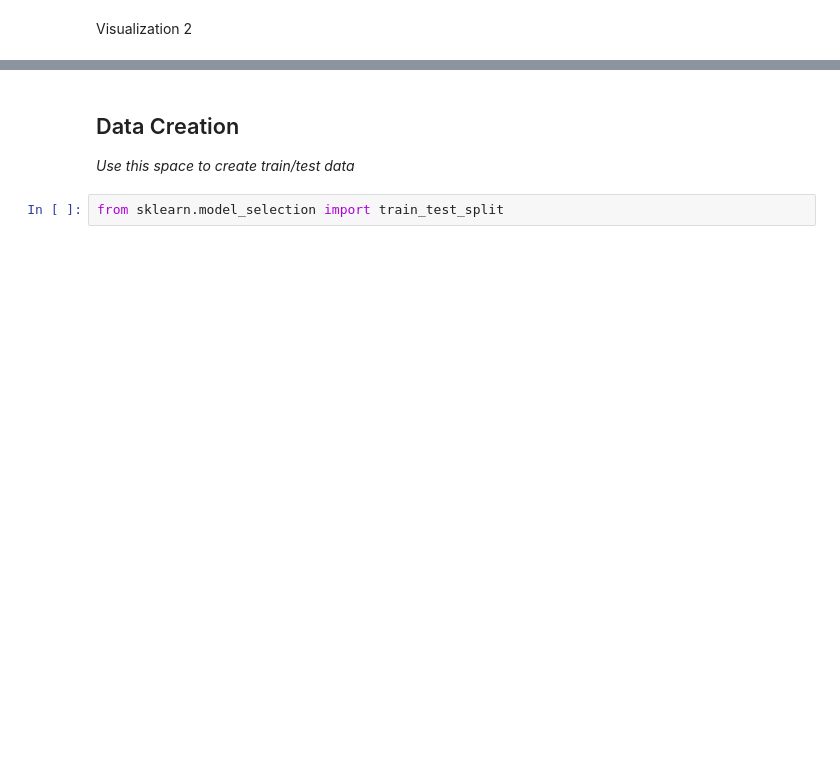
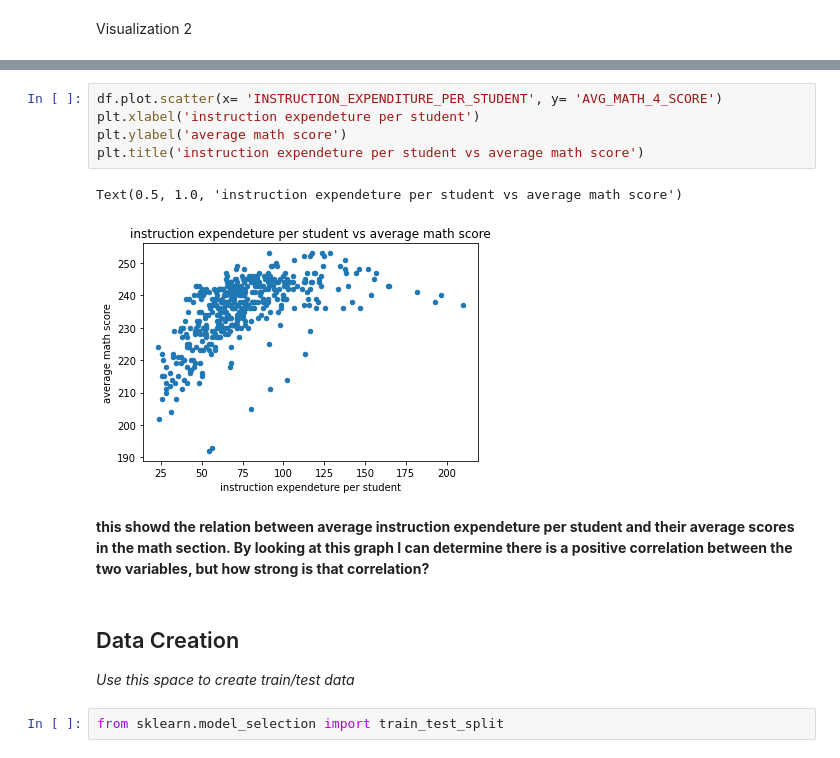
Before and after one commit to lrhummer/lhummer.UMDST, a Jupyter notebook: checkpoint2/checkpoint2b.ipynb, the cells around one changed output, grey strips where cells are left out. Saved outputs shown, nothing was run; the diff lists cells and outputs as text; blank space fills up the shorter version.

```diff
--- a/checkpoint2/checkpoint2b.ipynb
+++ b/checkpoint2/checkpoint2b.ipynb
@@ -85,3 +100,13 @@ Visualization 2
+# %%
+df.plot.scatter(x= 'INSTRUCTION_EXPENDITURE_PER_STUDENT', y= 'AVG_MATH_4_SCORE')
+plt.xlabel('instruction expendeture per student')
+plt.ylabel('average math score')
+plt.title('instruction expendeture per student vs average math score')
+# %% [output]
+Text(0.5, 1.0, 'instruction expendeture per student vs average math score')
+[figure, added]
+# %% [markdown]
+**this showd the relation between average instruction expendeture per student and their average scores in the math section. By looking at this graph I can determine there is a positive correlation between the two variables, but how strong is that correlation?**
 # %% [markdown]
 <h2> Data Creation </h2>
 
```
Also changed, not shown: parts of 25 cells of this notebook, 1 other file.
